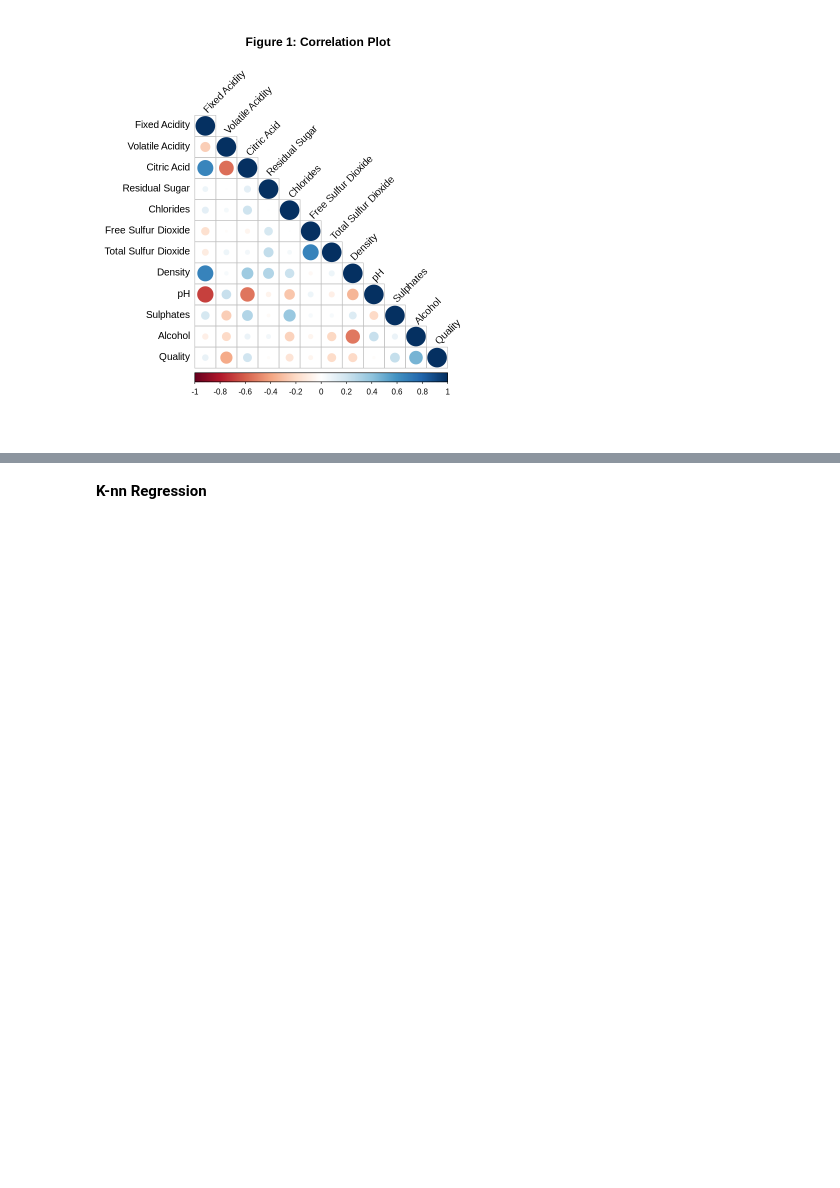
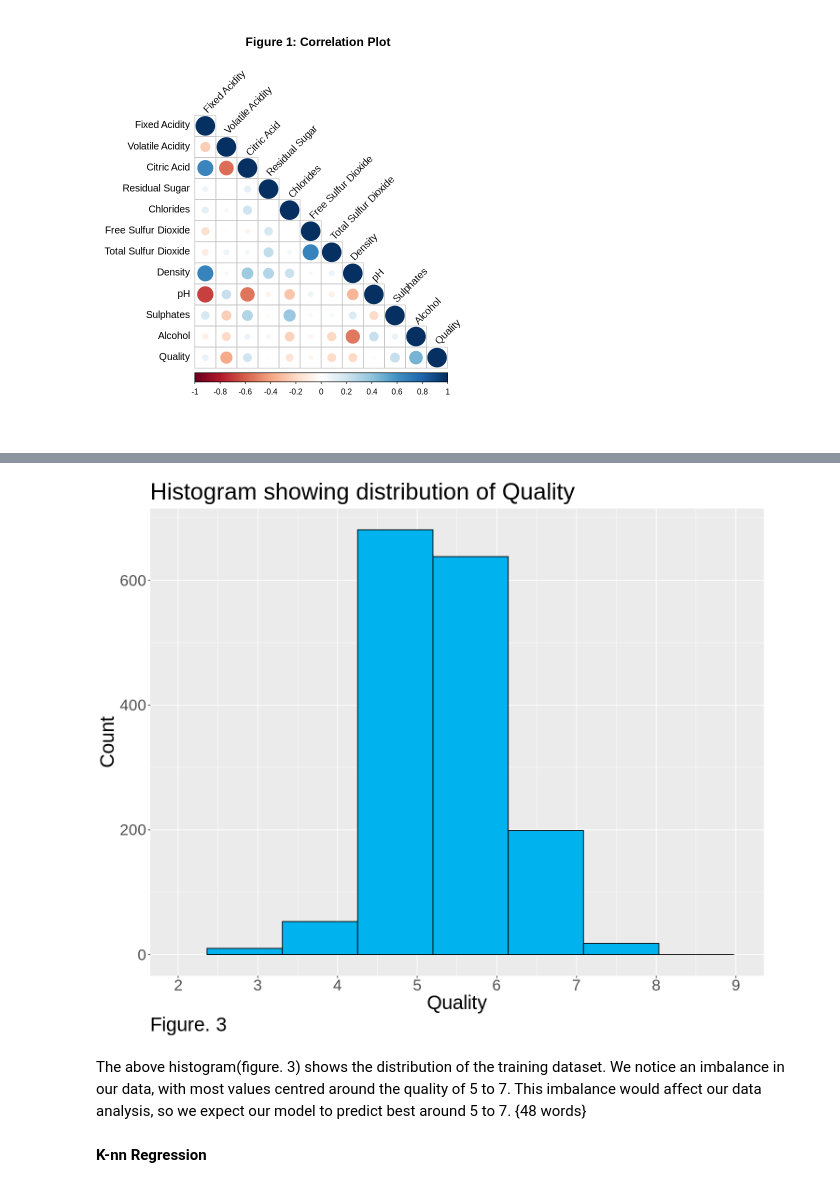
Before and after one commit to aleong2004/Wine-Quality-Prediction, a Jupyter notebook: Project.ipynb, the cells around one changed output, grey strips where cells are left out. Drawn from its saved outputs; the diff is of its cells as text; code cells hidden in the pictures; blank space fills up the shorter version.

```diff
--- a/Project.ipynb
+++ b/Project.ipynb
@@ -126,3 +126,12 @@ A matrix: 12 × 12 of type dbl
 | Alcohol | -0.09 | -0.19 | 0.08 | 0.05 | -0.23 | -0.06 | ... |
 | Quality | 0.10 | -0.37 | 0.19 | -0.02 | -0.15 | -0.05 | ... |
 [figure]
+# %%
+options(repr.plot.width = 12, repr.plot.height = 10)
+ wine_training |>
+                ggplot(aes(x = quality))+ geom_histogram(binwidth = 0.945, fill = "deepskyblue2", col = "black") +
+                        theme(text = element_text(size = 25),
+                        plot.caption = element_text(size = 25, hjust = 0)) + labs(x = "Quality",
+                         y= "Count", title = "Histogram showing distribution of Quality", caption = "Figure. 3") +
+                          scale_x_continuous(breaks = c(2,3,4,5,6,7,8,9), lim = c(2,9))
+# %% [output]
@@ -129,2 +140,5 @@ A matrix: 12 × 12 of type dbl
+[figure, added]
+# %% [markdown]
+The above histogram(figure. 3) shows the distribution of the training dataset. We notice an imbalance in our data, with most values centred around the quality of 5 to 7. This imbalance would affect our data analysis, so we expect our model to predict best around 5 to 7. {48 words}
 # %% [markdown]
 **K-nn Regression**
```
Also changed, not shown: parts of 19 cells of this notebook.
